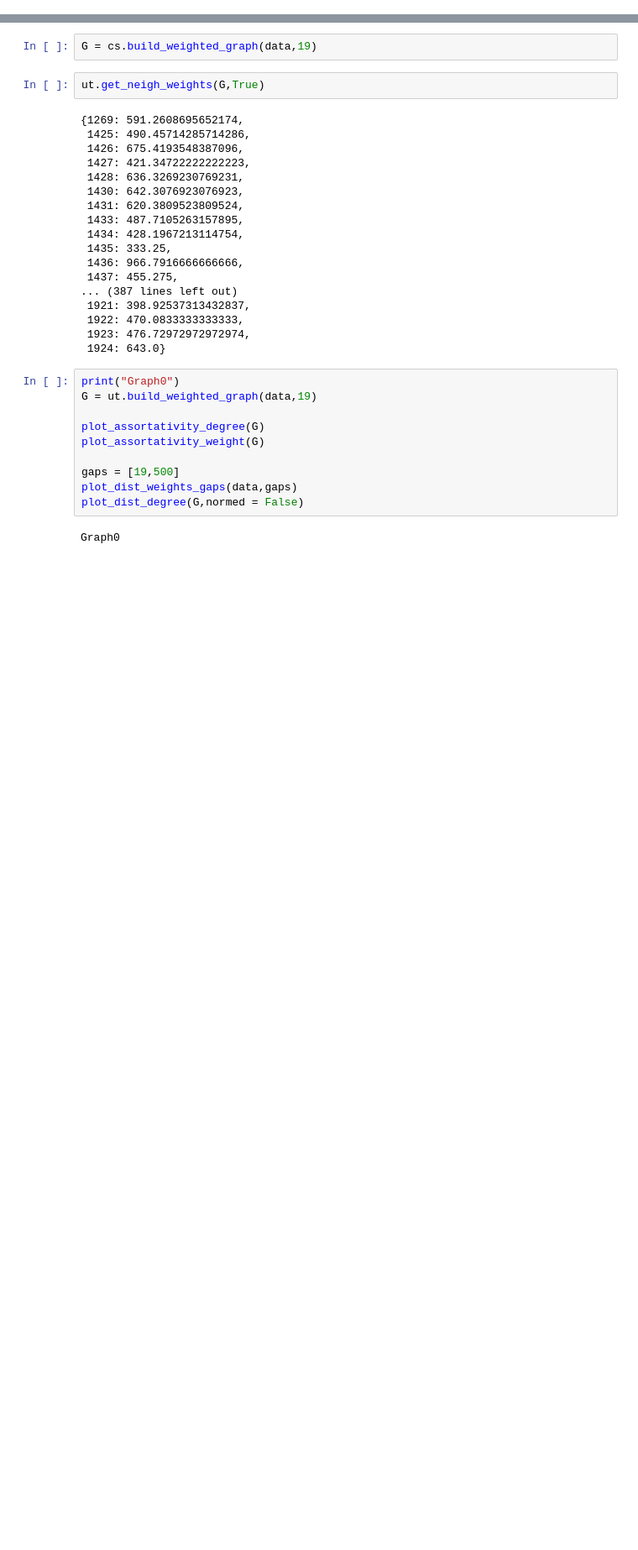
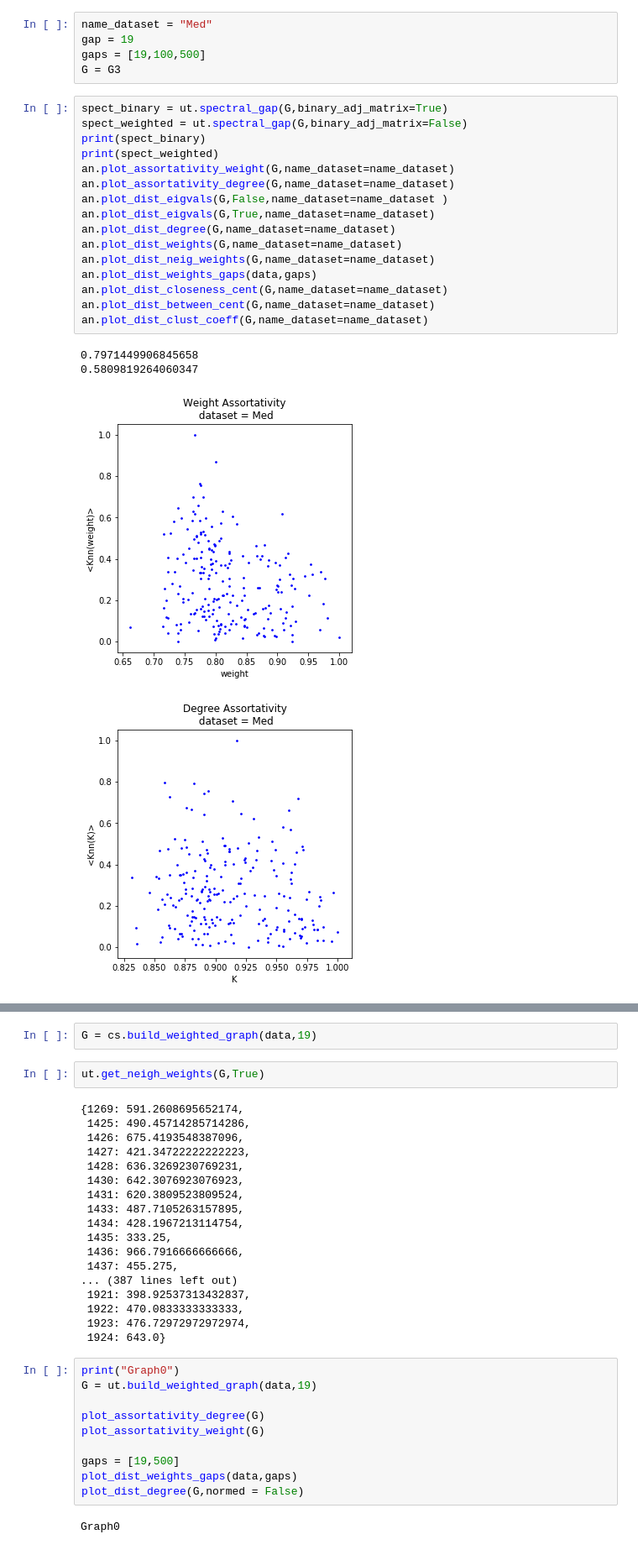
Before and after one commit to AntonioLonga/SocioPatternsExperiments, a Jupyter notebook: socioPatterns/Explore Data.ipynb, the cells around one changed output, grey strips where cells are left out. Shown at 84% size. Drawn from its saved outputs; the diff is of its cells as text; blank space fills up the shorter version.

```diff
--- a/socioPatterns/Explore Data.ipynb
+++ b/socioPatterns/Explore Data.ipynb
@@ -66,0 +168,26 @@ ut.plot_graphs(graphs,splitted_data,pos)
+# %%
+name_dataset = "Med"
+gap = 19
+gaps = [19,100,500]
+G = G3
+# %%
+spect_binary = ut.spectral_gap(G,binary_adj_matrix=True)
+spect_weighted = ut.spectral_gap(G,binary_adj_matrix=False)
+print(spect_binary)
+print(spect_weighted)
+an.plot_assortativity_weight(G,name_dataset=name_dataset)
+an.plot_assortativity_degree(G,name_dataset=name_dataset)
+an.plot_dist_eigvals(G,False,name_dataset=name_dataset )
+an.plot_dist_eigvals(G,True,name_dataset=name_dataset)
+an.plot_dist_degree(G,name_dataset=name_dataset)
+an.plot_dist_weights(G,name_dataset=name_dataset)
+an.plot_dist_neig_weights(G,name_dataset=name_dataset)
+an.plot_dist_weights_gaps(data,gaps)
+an.plot_dist_closeness_cent(G,name_dataset=name_dataset)
+an.plot_dist_between_cent(G,name_dataset=name_dataset)
+an.plot_dist_clust_coeff(G,name_dataset=name_dataset)
+# %% [output]
+0.7971449906845658
+0.5809819264060347
+[figure, added]
+[figure, added]
```
Also changed, not shown: parts of 19 cells of this notebook, 15 other files.
